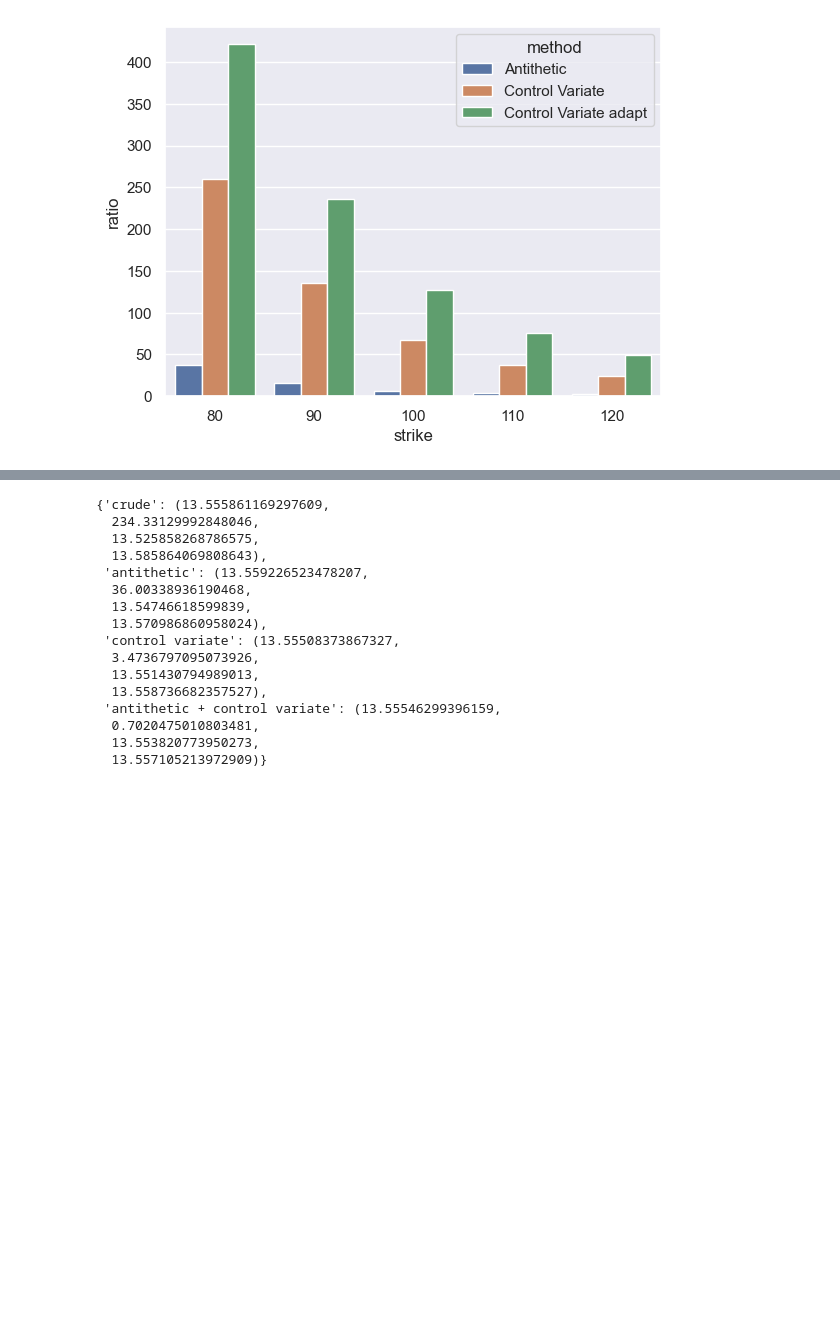
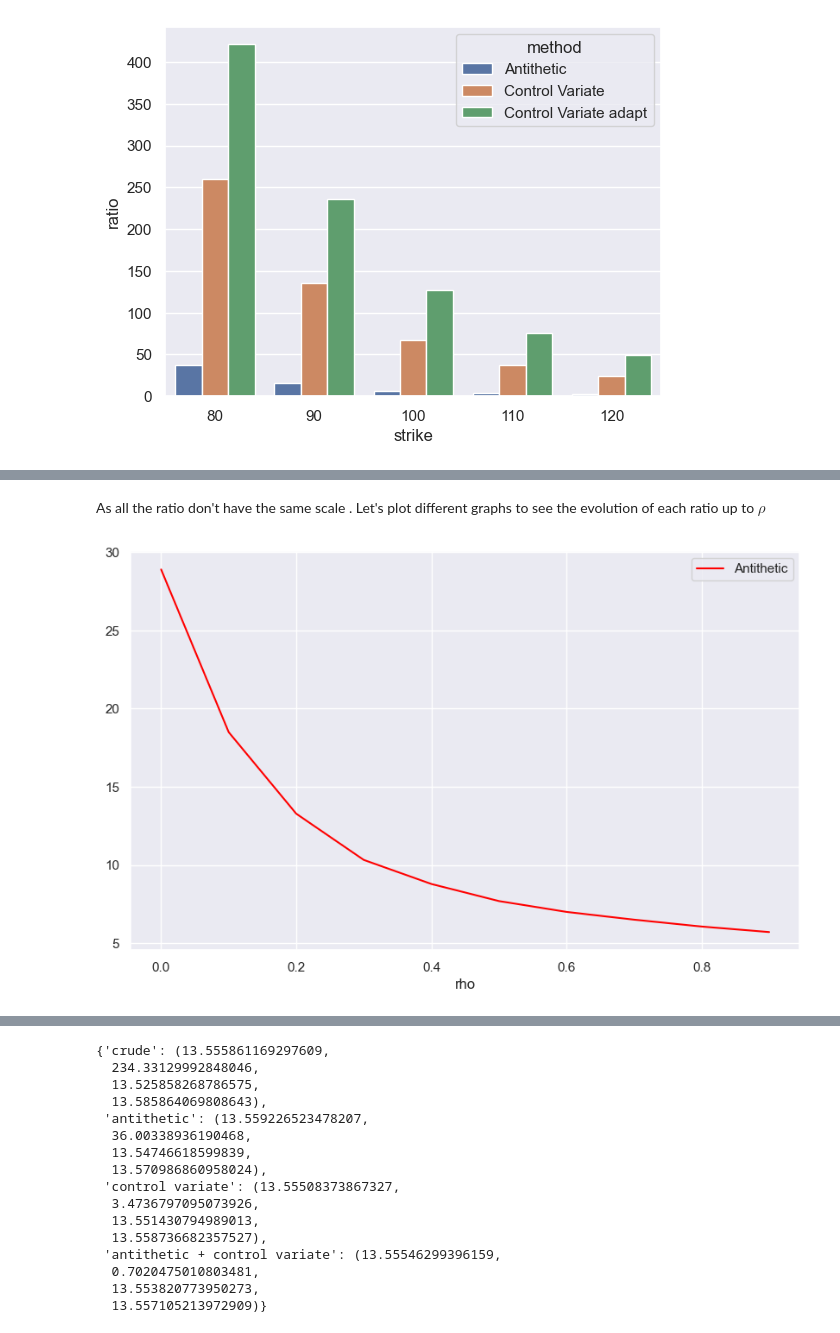
Before and after one commit to wantToL/pricer_basket_option, a Jupyter notebook: pricer_option_basket.ipynb, the cells around one changed output, grey strips where cells are left out. Saved outputs shown, nothing was run; the diff lists cells and outputs as text; code cells hidden in the pictures; blank space fills up the shorter version.

```diff
--- a/pricer_option_basket.ipynb
+++ b/pricer_option_basket.ipynb
@@ -425,20 +443,0 @@ def run_simulation(d, rho, sigma_values, T=1, r=0.1, S0_value=100, K=100, n=int(
-# %%
-# Function to collect results for various parameters
-def collect_results(d_values, rho_values, sigma_values):
-    results = []
-    for d in d_values:
-        for rho in rho_values:
-            for sigma in sigma_values:
-                res, res_antith, res_cv = run_simulation(d, rho, sigma)
-                results.append({
-                    "d": d,
-                    "rho": rho,
-                    "sigma": sigma,
-                    "MC_Mean": res[0],
-                    "MC_Var": res[1],
-                    "Antithetic_Mean": res_antith[0],
-                    "Antithetic_Var": res_antith[1],
-                    "CV_Mean": res_cv[0],
-                    "CV_Var": res_cv[1]
-                })
-    return pd.DataFrame(results)
@@ -471,0 +446,6 @@ plt.show()
+# %%
+#N = 500000
+rho_values = np.linspace(0.,1.,10,endpoint=False)
+#print(rho_values)
+d_values = [10]
+sigma_values = [0.2]
@@ -471,0 +488,5 @@ plt.show()
+# %%
+df_results = collect_results(d_values=d_values, rho_values=rho_values, sigma_values=sigma_values)
+
+# Display results
+df_results
@@ -471,0 +505,13 @@ plt.show()
+# %% [markdown]
+As all the ratio don't have the same scale . Let's plot different graphs to see the evolution of each ratio up to $\rho$
+# %%
+fig = plt.figure(figsize=(10,6))
+
+plt.plot(df_results['rho'], df_results['Ratio_Antithetic'], color='Red', label='Antithetic')
+plt.xlabel('rho')
+ #plt.plot(df_results['rho'],df_results['Ratio_Antithetic'])
+#plt.xlabel('Time step h')
+plt.legend()
+plt.show()
+# %% [output]
+[figure, added]
```
Also changed, not shown: parts of 78 cells of this notebook.
